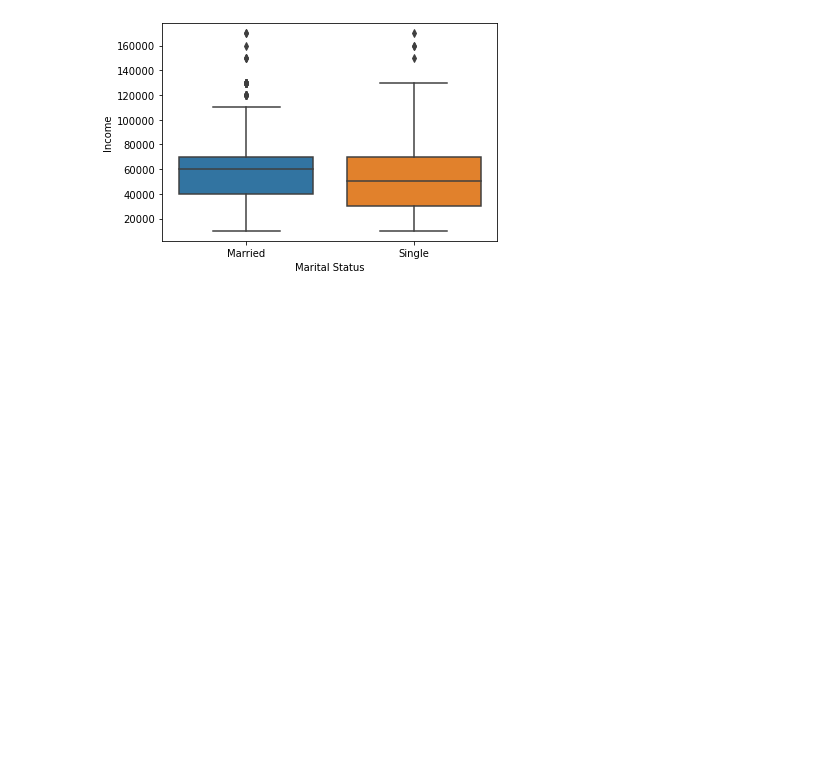
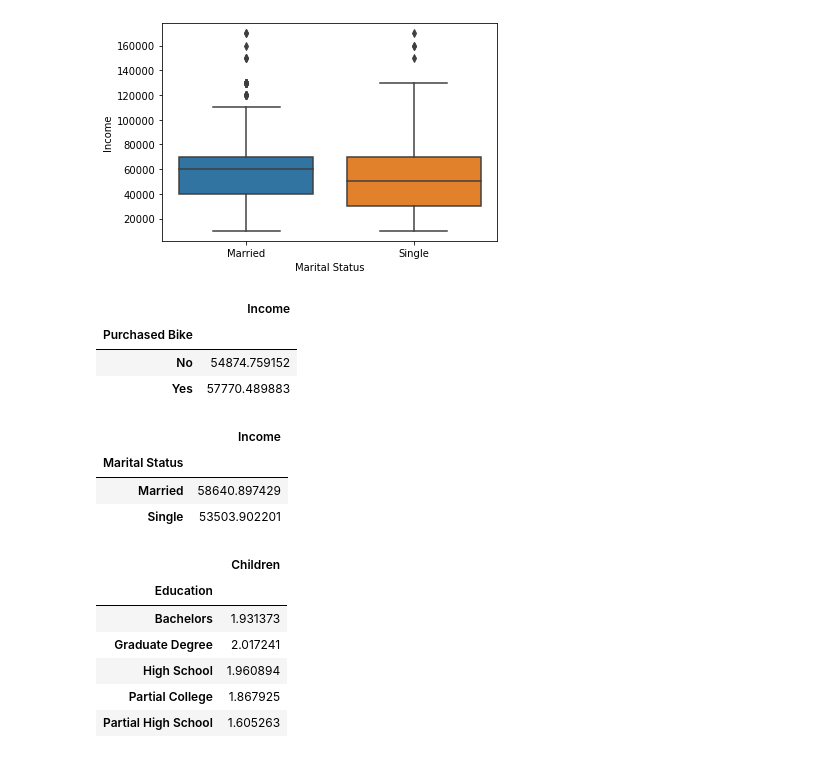
Before and after one commit to Mei0202/FDS-2023-1-CC52, a Jupyter notebook: TF.ipynb, the cells around one changed output. Cells and saved outputs as stored; diff of their text form; code cells hidden in the pictures; blank space fills up the shorter version.

```diff
--- a/TF.ipynb
+++ b/TF.ipynb
@@ -79,0 +100,19 @@ bikeB2.describe()
+# %%
+#¿Cuánto es el promedio de ingresos de acuerdo con si la bicicleta fue comprada o no por el cliente?
+
+MeanIncomePB=bikeB2[["Income","Purchased Bike"]].groupby("Purchased Bike")
+MeanIncomePB.mean()
+# %% [output]
+|  | Income |
+| Purchased Bike |  |
+| No | 54874.759152 |
+| Yes | 57770.489883 |
+# %%
+#¿Cuánto es el promedio de ingresos según el estado civil del cliente?
+MeanIncomeMS=bikeB2[["Income","Marital Status"]].groupby("Marital Status")
+MeanIncomeMS.mean()
+# %% [output]
+|  | Income |
+| Marital Status |  |
+| Married | 58640.897429 |
+| Single | 53503.902201 |
@@ -79,0 +122,11 @@ bikeB2.describe()
+# %%
+Mean_N_hijosXEdu = bikeB2[["Children","Education"]].groupby("Education")
+Mean_N_hijosXEdu.mean()
+# %% [output]
+|  | Children |
+| Education |  |
+| Bachelors | 1.931373 |
+| Graduate Degree | 2.017241 |
+| High School | 1.960894 |
+| Partial College | 1.867925 |
+| Partial High School | 1.605263 |
```
Also changed, not shown: parts of 15 cells of this notebook.
